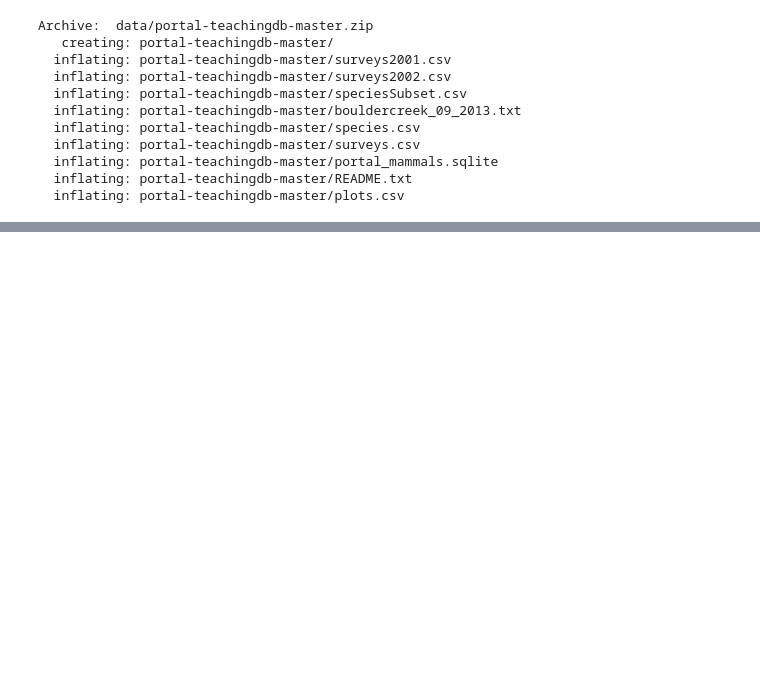
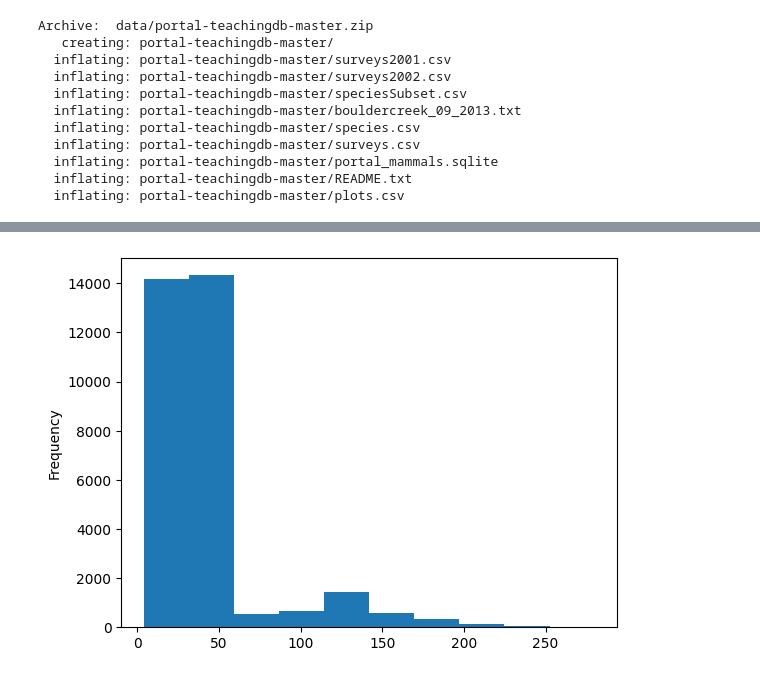
Before and after one commit to arnastam25/dimen-python-2023, a Jupyter notebook: hello.ipynb, the cells around one changed output, grey strips where cells are left out. Cells and saved outputs as stored; diff of their text form; code cells hidden in the pictures; blank space fills up the shorter version.

```diff
--- a/hello.ipynb
+++ b/hello.ipynb
@@ -129,0 +350,5 @@ surveys_df
+# %%
+surveys_df['weight'].plot(kind = 'hist')
+plt.savefig('Figures/weight-barplot.png', dpi=300)
+# %% [output]
+[figure, added]
```
Also changed, not shown: parts of 24 cells of this notebook.
